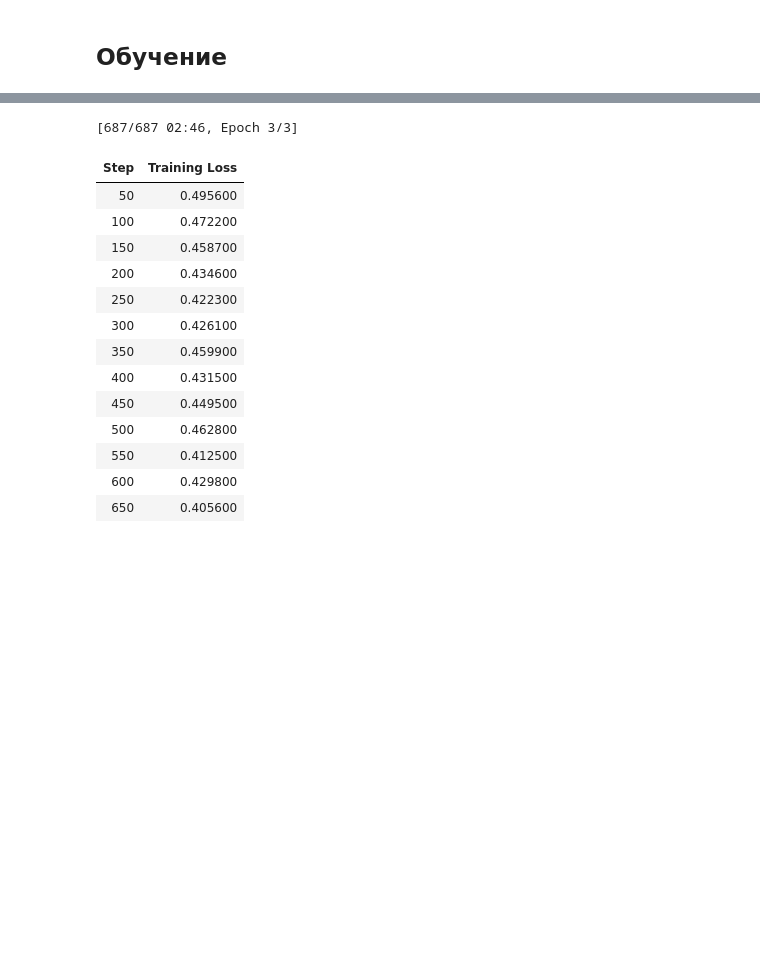
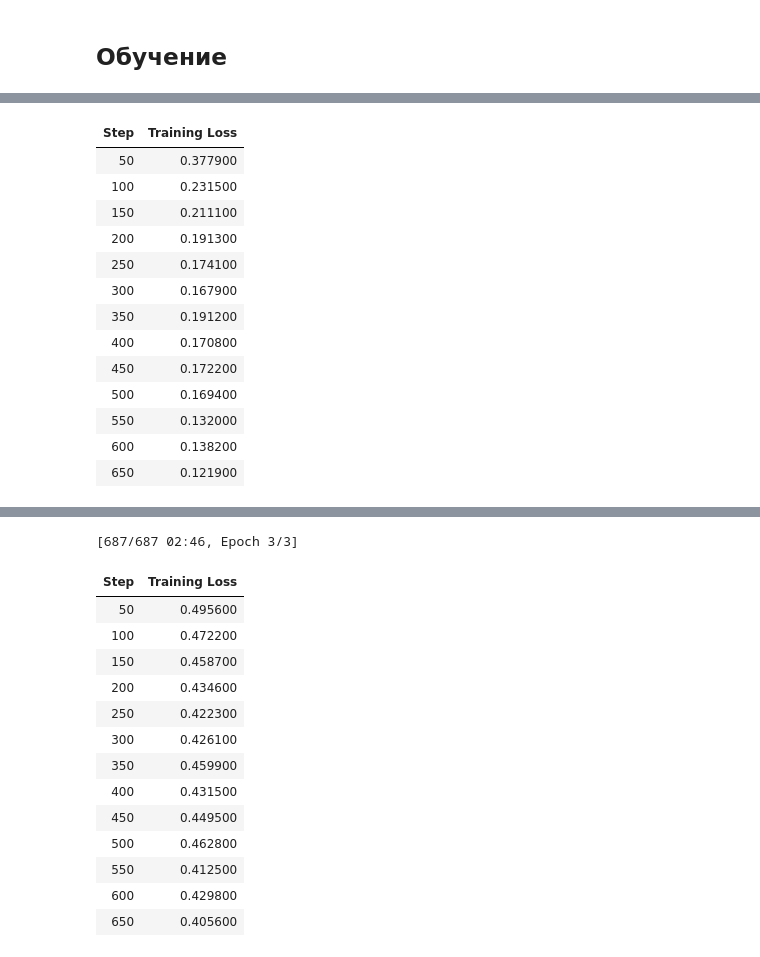
Before and after one commit to l-htfld/semantic_experiments, a Jupyter notebook: sem_exp_with_CoBaLD_ALEX.ipynb, the cells around one changed output, grey strips where cells are left out. Drawn from its saved outputs; the diff is of its cells as text; code cells hidden in the pictures; blank space fills up the shorter version.

```diff
--- a/sem_exp_with_CoBaLD_ALEX.ipynb
+++ b/sem_exp_with_CoBaLD_ALEX.ipynb
@@ -252,2 +418,70 @@ abc = pd.read_pickle(r'/content/enriched_sarcasm_pooled.pkl')
 # %% [markdown]
 ## Обучение
+# %%
+from transformers import Trainer, TrainingArguments
+from sklearn.metrics import accuracy_score, f1_score
+from sklearn.model_selection import train_test_split
+from transformers import BertTokenizer
+from transformers import BertModel
+import numpy as np
+
+def compute_metrics(eval_pred):
+    logits, labels = eval_pred.predictions, eval_pred.label_ids
+    preds = np.argmax(logits, axis=-1)
+    return {
+        'accuracy': accuracy_score(labels, preds),
+        'f1_macro': f1_score(labels, preds, average='macro')
+    }
+
+# Загружаем обогащённый датасет
+df = pd.read_pickle('enriched_sarcasm_pooled.pkl')
+train_df, test_df = train_test_split(df, test_size=0.2, stratify=df['sarcasm'], random_state=42)
+
+tokenizer = BertTokenizer.from_pretrained('DeepPavlov/rubert-base-cased')
+train_ds = SarcasmDataset(train_df, tokenizer)
+eval_ds  = SarcasmDataset(test_df,  tokenizer)
+
+bert = BertModel.from_pretrained('DeepPavlov/rubert-base-cased')
+
+model = SarcasmClassifier(
+    bert_model=bert,
+    sem_dim=len(df['sem_pooled'].iloc[0]),
+    num_classes=2
+)
+
+training_args = TrainingArguments(
+    output_dir="./results",
+    do_train=True,
+    do_eval=True,
+    per_device_train_batch_size=32,
+    per_device_eval_batch_size=64,
+    num_train_epochs=3,
+    learning_rate=2e-5,
+    weight_decay=0.01,
+    fp16=True,
+    dataloader_num_workers=2,
+
+    # частота в шагах
+    logging_steps=50,
+    eval_steps=500,
+    save_steps=500,
+    save_total_limit=1,
+
+    load_best_model_at_end=False,
+    metric_for_best_model="accuracy",
+    report_to="tensorboard",
+)
+
+trainer = Trainer(
+    model=model,
+    args=training_args,
+    train_dataset=train_ds,
+    eval_dataset=eval_ds,
+    compute_metrics=compute_metrics
+)
+
+# Тренировка и оценка
+trainer.train()
+metrics = trainer.evaluate()
+print(metrics)
+# %% [output]
@@ -253,0 +492,14 @@ abc = pd.read_pickle(r'/content/enriched_sarcasm_pooled.pkl')
+| Step | Training Loss |
+| 50 | 0.377900 |
+| 100 | 0.231500 |
+| 150 | 0.211100 |
+| 200 | 0.191300 |
+| 250 | 0.174100 |
+| 300 | 0.167900 |
+| 350 | 0.191200 |
+| 400 | 0.170800 |
+| 450 | 0.172200 |
+| 500 | 0.169400 |
+| 550 | 0.132000 |
+| 600 | 0.138200 |
+| 650 | 0.121900 |
```
Also changed, not shown: parts of 8 cells of this notebook, 2 other files.
